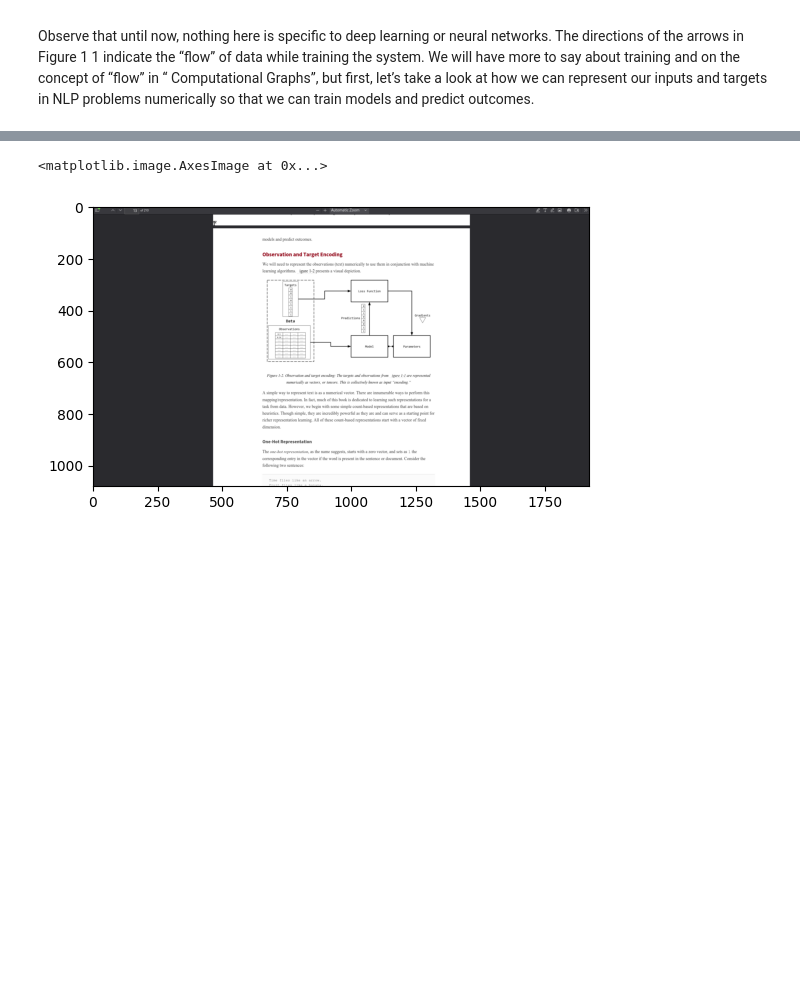
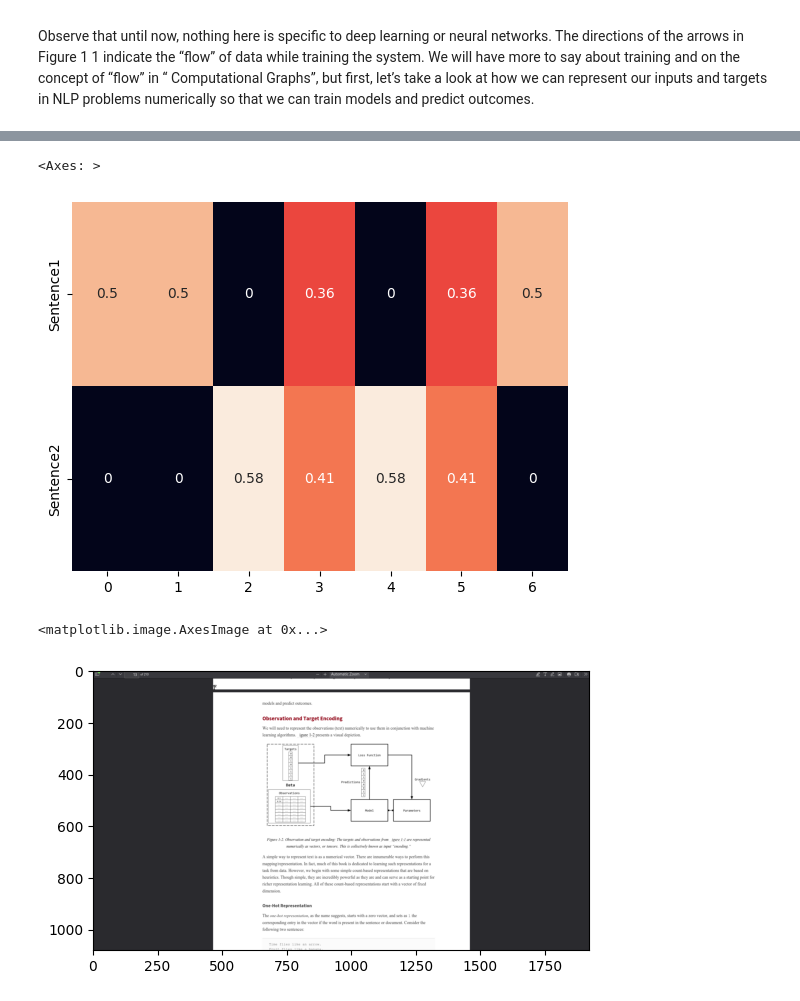
Before and after one commit to RandomSci/Natural-Language-Processing, a Jupyter notebook: NLP_Always_Update_For_New_Learnings.ipynb, the cells around one changed output, grey strips where cells are left out. Saved outputs shown, nothing was run; the diff lists cells and outputs as text; code cells hidden in the pictures; blank space fills up the shorter version.

```diff
--- a/NLP_Always_Update_For_New_Learnings.ipynb
+++ b/NLP_Always_Update_For_New_Learnings.ipynb
@@ -69,3 +70,14 @@ sns.heatmap(X, annot=True)
+# %%
+from sklearn.feature_extraction.text import TfidfVectorizer
+import seaborn as sns
+
+corpus = ['Time flies like an arrow.', 'Fruit flies like a banana.']
+cv = TfidfVectorizer()
+X = cv.fit_transform(corpus).toarray()
+sns.heatmap(X, annot=True, yticklabels=['Sentence1', 'Sentence2'], cbar = False)
+# %% [output]
+<Axes: >
+[figure, added]
 # %%
 import cv2
 from torch_snippets import *
```
Also changed, not shown: parts of 2 cells of this notebook.
